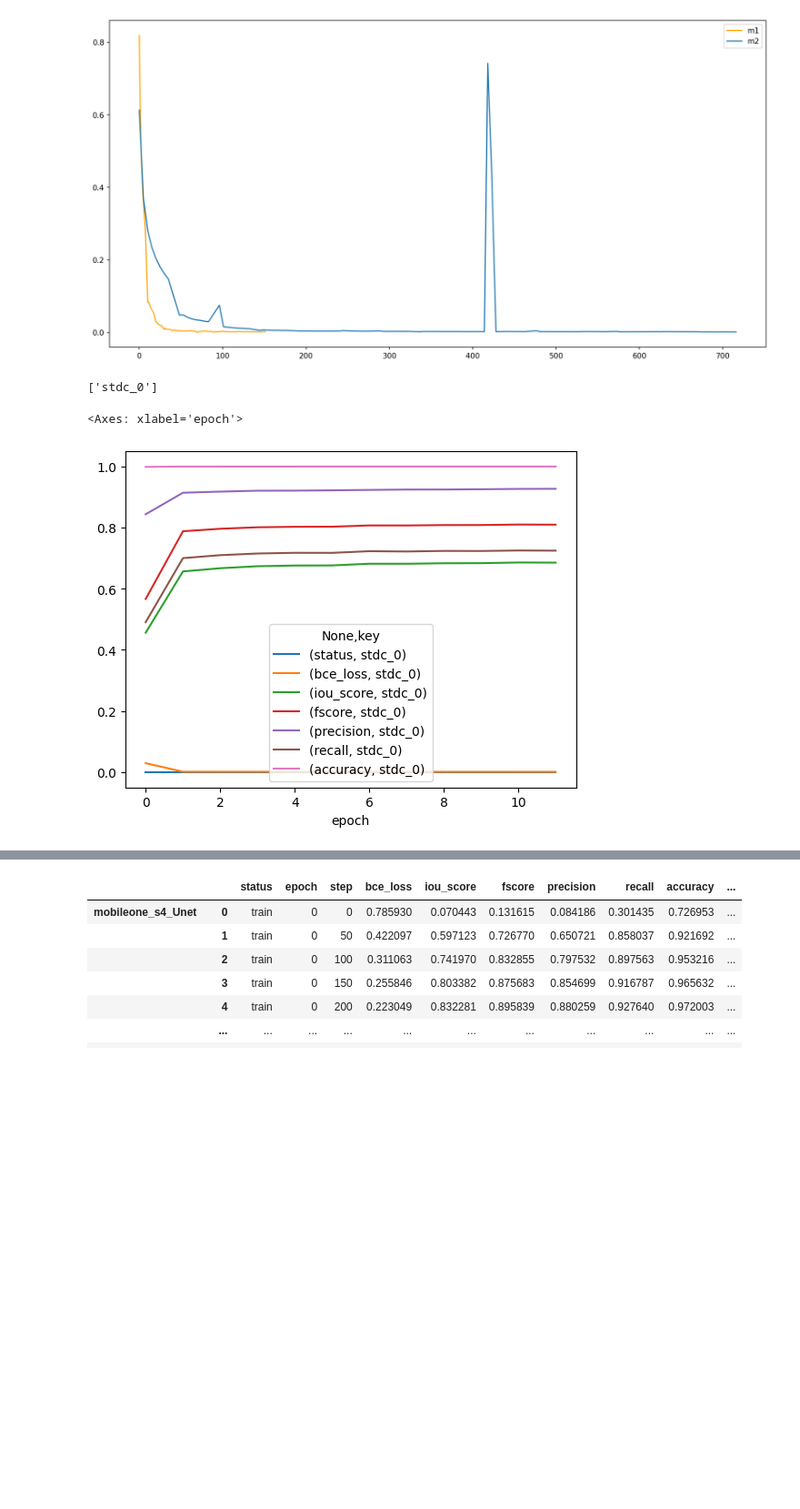
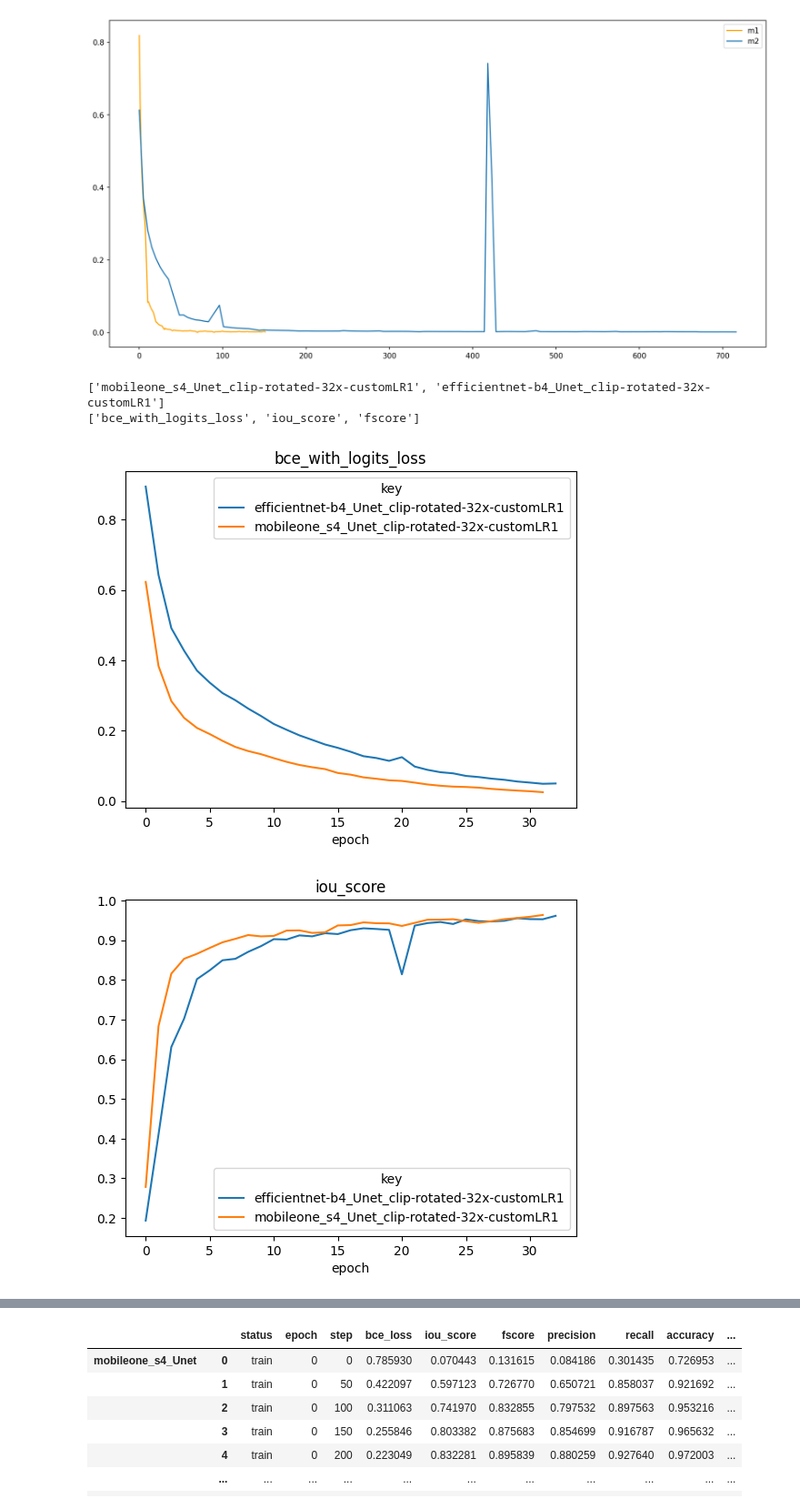
Before and after one commit to dulicui742/segmentation_models.pytorch, a Jupyter notebook: examples/logs_analysis.ipynb, the cells around one changed output, grey strips where cells are left out. Shown at 91% size. Saved outputs shown, nothing was run; the diff lists cells and outputs as text; code cells hidden in the pictures; blank space fills up the shorter version.

```diff
--- a/examples/logs_analysis.ipynb
+++ b/examples/logs_analysis.ipynb
@@ -340,8 +341,10 @@ log_files = [
 #         "D:\project\TrueHealth\git\segmentation_models.pytorch\output\logs\mobileone_s4_Unet\mobileone_s4_Unet_logs_0322_183333.json",
 #         "D:\project\TrueHealth\git\segmentation_models.pytorch\output\logs\\tu-regnety_040_MANet\\tu-regnety_040_MANet_logs_0321_173313.json",
 #         "D:\project\TrueHealth\git\segmentation_models.pytorch\output\logs\\tu-regnety_040_MANet\\tu-regnety_040_MANet_logs_0323_183024.json"
+            "D:\project\TrueHealth\git\segmentation_models.pytorch\output\logs\mobileone_s4_Unet\clip-rotated-32x-customLR1\mobileone_s4_Unet_clip-rotated-32x-customLR1_logs_0413_112951.json",
+            "D:\project\TrueHealth\git\segmentation_models.pytorch\output\logs\efficientnet-b4_Unet\clip-rotated-32x-customLR1\efficientnet-b4_Unet_clip-rotated-32x-customLR1_logs_0413_125610.json",
 
-        ## zhi qi guan
+    ## zhi qi guan
 #         "D:\share\efficientnet-b4_logs_0317_095242.json",
 #             "D:\share\efficientnet-b4_Unet_clip_rotated_logs_0329_100345.json"
 #             "D:\share\efficientnet-b4_MANet_logs_0321_151721.json",
@@ -355,50 +358,80 @@ log_files = [
 
 #     "D:\share\stdc\stdc2_Unet_clip_rotated_logs_0407_111627.json", ## 小球
 
-    "D:\share\stdc\stdc2_Unet_clip-rotated_logs_0410_181552.json", ## ds8x zhiqiguan
+#     "D:\share\stdc\stdc2_Unet_clip-rotated_logs_0410_181552.json", ## ds8x zhiqiguan
+
+#     "D:\project\TrueHealth\git\segmentation_models.pytorch\output\logs\stdc2_Unet\clip-rotated-32x-customLR1\stdc2_Unet_clip-rotated-32x-customLR1_logs_0412_183127.json",
+#     "D:\project\TrueHealth\git\segmentation_models.pytorch\output\logs\stdc2_Unet_clip-rotated\stdc2_Unet_clip-rotated_logs_0406_183556.json",
+
+                ## 3类别的，下边的两个是一整个，由于电脑反应慢，中间重启过
+#             "D:\project\TrueHealth\git\segmentation_models.pytorch\output\logs\stdc2_Unet\clip-rotated-32x-customLR1\stdc2_Unet_clip-rotated-32x-customLR1_logs_0413_090007.json",
+#         "D:\project\TrueHealth\git\segmentation_models.pytorch\output\logs\stdc2_Unet\clip-rotated-32x-customLR1\stdc2_Unet_clip-rotated-32x-customLR1_logs_0413_101447.json",
+    ## zhiqiguan
+#     "D:\project\TrueHealth\git\segmentation_models.pytorch\output\logs\stdc2_Unet\clip-rotated-32x-customLR1\stdc2_Unet_clip-rotated-32x-customLR1_logs_0412_183127.json",
+
+
 ]
 
 df_list = []
 model_names = []
 for idx, file in enumerate(log_files):
-    name = file.split("\\")[-2]
+#     name = file.split("\\")[-2]
+#      model_names.append("{}_{}" .format(name, idx))
+    name = "_".join(os.path.splitext(file.split("\\")[-1])[0].split("_")[:-3])
 #     if name in model_names:
-    model_names.append("{}_{}" .format(name, idx))
+    model_names.append(name)
     info = parse_jsonline_file(file)
     df = pd.DataFrame.from_records(info)
     df_train = df[df["status"] == "train"]
     df_list.append(df_train)
 print(model_names)
 
 df_epoch_list = []
 ex_keys = []
 # for idx, df in enumerate(df_list):
 #     df_dst = mean_of_epoch(df)
 #     key = 'trail{}'. format(idx)
 #     df_dst.loc[:, "key"] = key
 #     ex_keys.append(key)
 #     df_epoch_list.append(df_dst)
 
 # DF = pd.concat(df_epoch_list, keys=ex_keys)
 
 for model_name, df in zip(model_names, df_list):
     df_dst = mean_of_epoch(df)
     key = model_name
     df_dst.loc[:, "key"] = key
     ex_keys.append(key)
     df_epoch_list.append(df_dst)
 
 DF = pd.concat(df_epoch_list, keys=ex_keys)
 DFGroup = DF.groupby(['epoch','key'])
 
-# for metric in ["bce_loss", "fscore", "iou_score"]: #, "fscore", "recall", "precision", "accuracy"]:
-#     DFGPlot = DFGroup.sum().unstack('key').plot(kind='line', y=metric, title =metric)
 
-ddff = DFGroup.sum().unstack('key')
-# ddff = ddff.drop("total_step", axis=1)
-ddff = ddff.drop("step", axis=1)
-ddff.plot(kind="line")
+cols = DFGroup.sum().unstack('key').columns
+# for metric in ["bce_loss", "fscore", "iou_score"]: #, "fscore", "recall", "precision", "accuracy"]: bce_with_logits_loss
+# for metric in ["bce_with_logits_loss", "fscore", "iou_score"]:
+# print(cols)
+n_files = len(log_files)
+# print((cols[2*n_files:5*n_files]))
+# print("----")
+# print(set((cols[2*n_files:5*n_files])))
+mts = []
+for metric in cols[2*n_files:5*n_files]:
+    metric = metric[0]
+    if metric in mts:
+        continue
+    mts.append(metric)
+
+    DFGPlot = DFGroup.sum().unstack('key').plot(kind='line', y=metric, title =metric)
+print(mts)
+
+# ddff = DFGroup.sum().unstack('key')
+# # ddff = ddff.drop("total_step", axis=1)
+# ddff = ddff.drop("step", axis=1)
+# ddff.plot(kind="line")
 # %% [output]
-['stdc_0']
+['mobileone_s4_Unet_clip-rotated-32x-customLR1', 'efficientnet-b4_Unet_clip-rotated-32x-customLR1']
+['bce_with_logits_loss', 'iou_score', 'fscore']
-<Axes: xlabel='epoch'>
-[figure, old version]
+[figure, new version]
+[figure, added]
```
Also changed, not shown: parts of 5 cells of this notebook, 6 other files.
